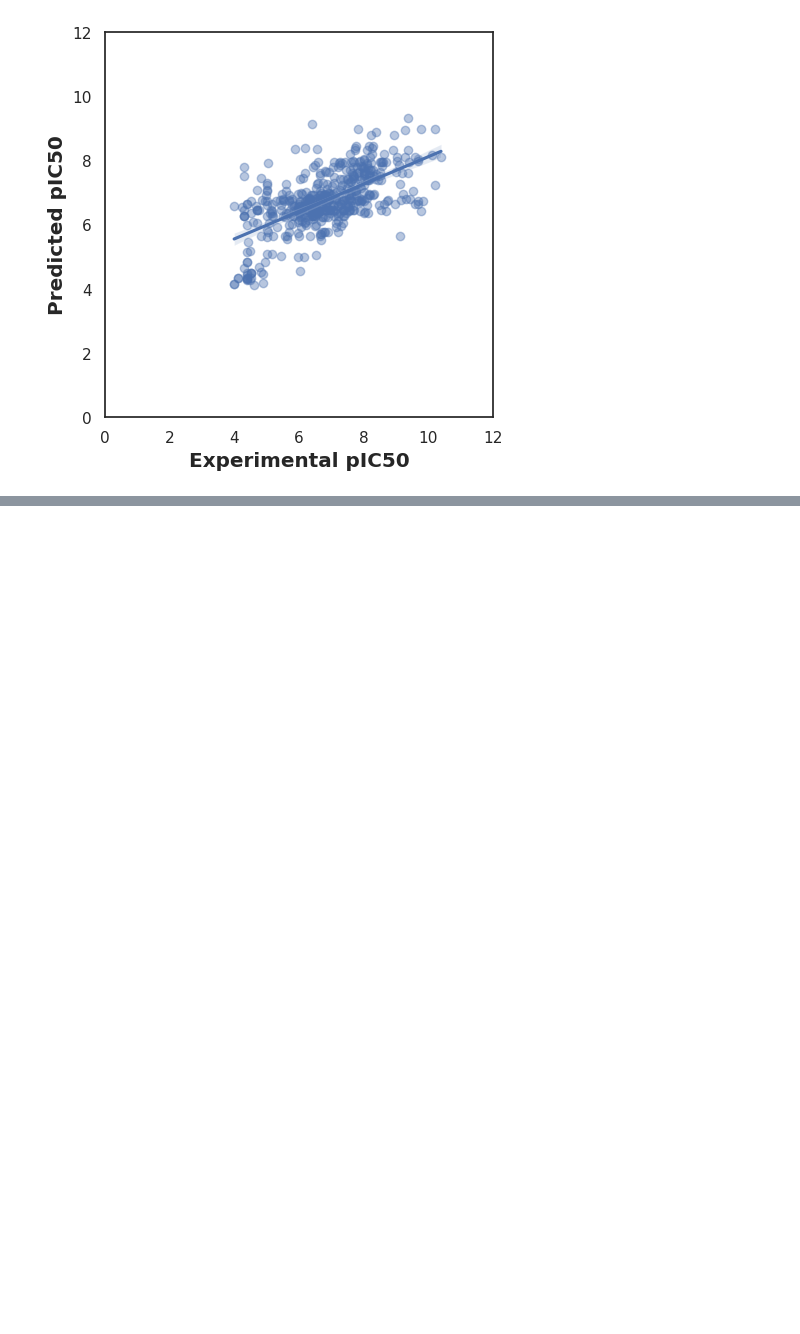
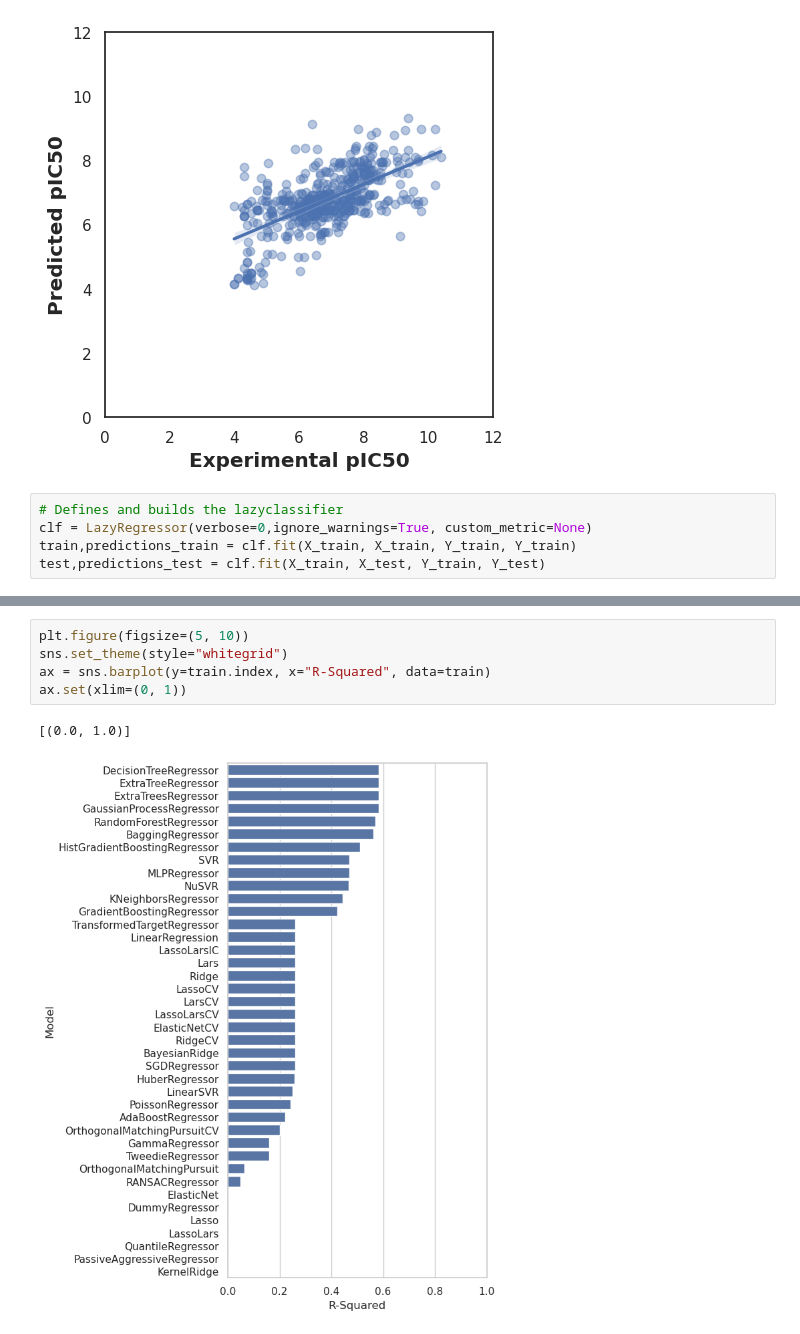
Before and after one commit to mbxss28/ML_Project_1, a Jupyter notebook: drugproject.ipynb, the cells around one changed output, grey strips where cells are left out. Saved outputs shown, nothing was run; the diff lists cells and outputs as text; blank space fills up the shorter version.

```diff
--- a/drugproject.ipynb
+++ b/drugproject.ipynb
@@ -629,3 +634,8 @@ plt.show
 # %% [output]
 <function matplotlib.pyplot.show(close=None, block=None)>
 [figure]
+# %%
+# Defines and builds the lazyclassifier
+clf = LazyRegressor(verbose=0,ignore_warnings=True, custom_metric=None)
+train,predictions_train = clf.fit(X_train, X_train, Y_train, Y_train)
+test,predictions_test = clf.fit(X_train, X_test, Y_train, Y_test)
@@ -631,0 +685,8 @@ plt.show
+# %%
+plt.figure(figsize=(5, 10))
+sns.set_theme(style="whitegrid")
+ax = sns.barplot(y=train.index, x="R-Squared", data=train)
+ax.set(xlim=(0, 1))
+# %% [output]
+[(0.0, 1.0)]
+[figure, added]
```
Also changed, not shown: parts of 7 cells of this notebook.
